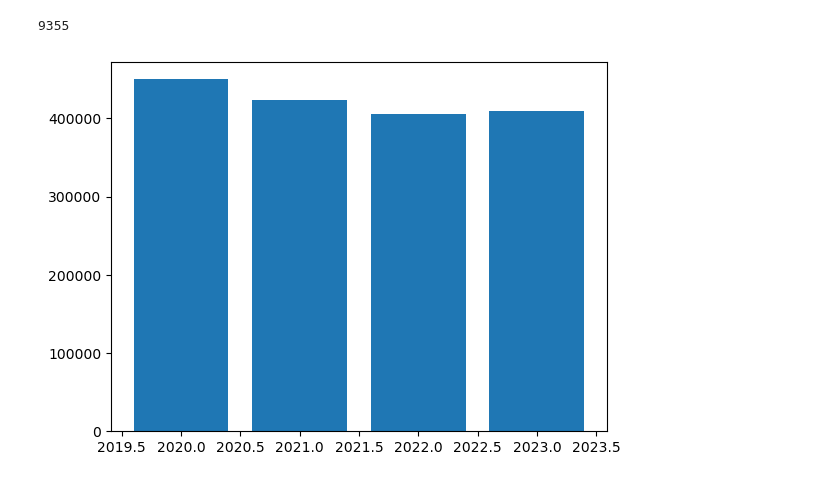
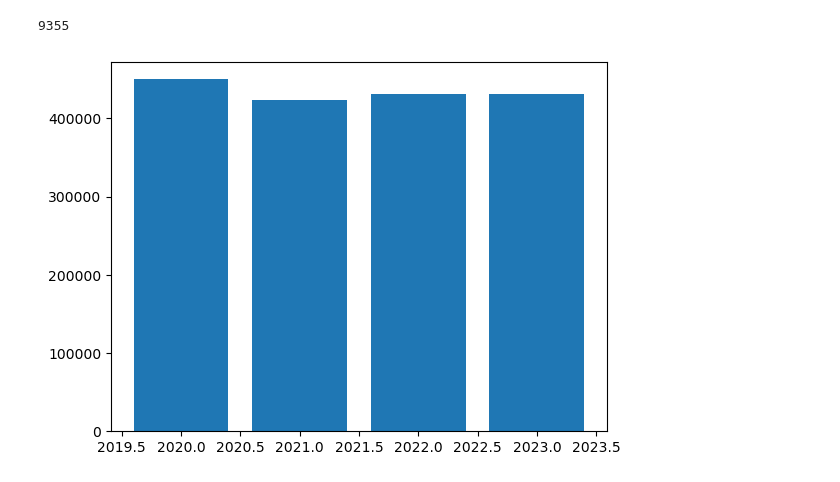
Before and after one commit to msnkr/python_projects, a Jupyter notebook: ML/jobs-in-data/jobs_in_data.ipynb, the cells around one changed output. Saved outputs shown, nothing was run; the diff lists cells and outputs as text; code cells hidden in the pictures.

```diff
--- a/ML/jobs-in-data/jobs_in_data.ipynb
+++ b/ML/jobs-in-data/jobs_in_data.ipynb
@@ -40,8 +40,8 @@ len(df)
 9355
 # %%
 _, ax1 = plt.subplots(nrows=1, ncols=1)
-ax1_bar = ax1.bar(df["work_year"], df["salary"])
+ax1_bar = ax1.bar(df["work_year"], df["salary_in_usd"])
 # %% [output]
-[figure, old version]
+[figure, new version]
 # %%
 _, ax1 = plt.subplots(nrows=1, ncols=1)
```
Also changed, not shown: parts of 4 cells of this notebook.
